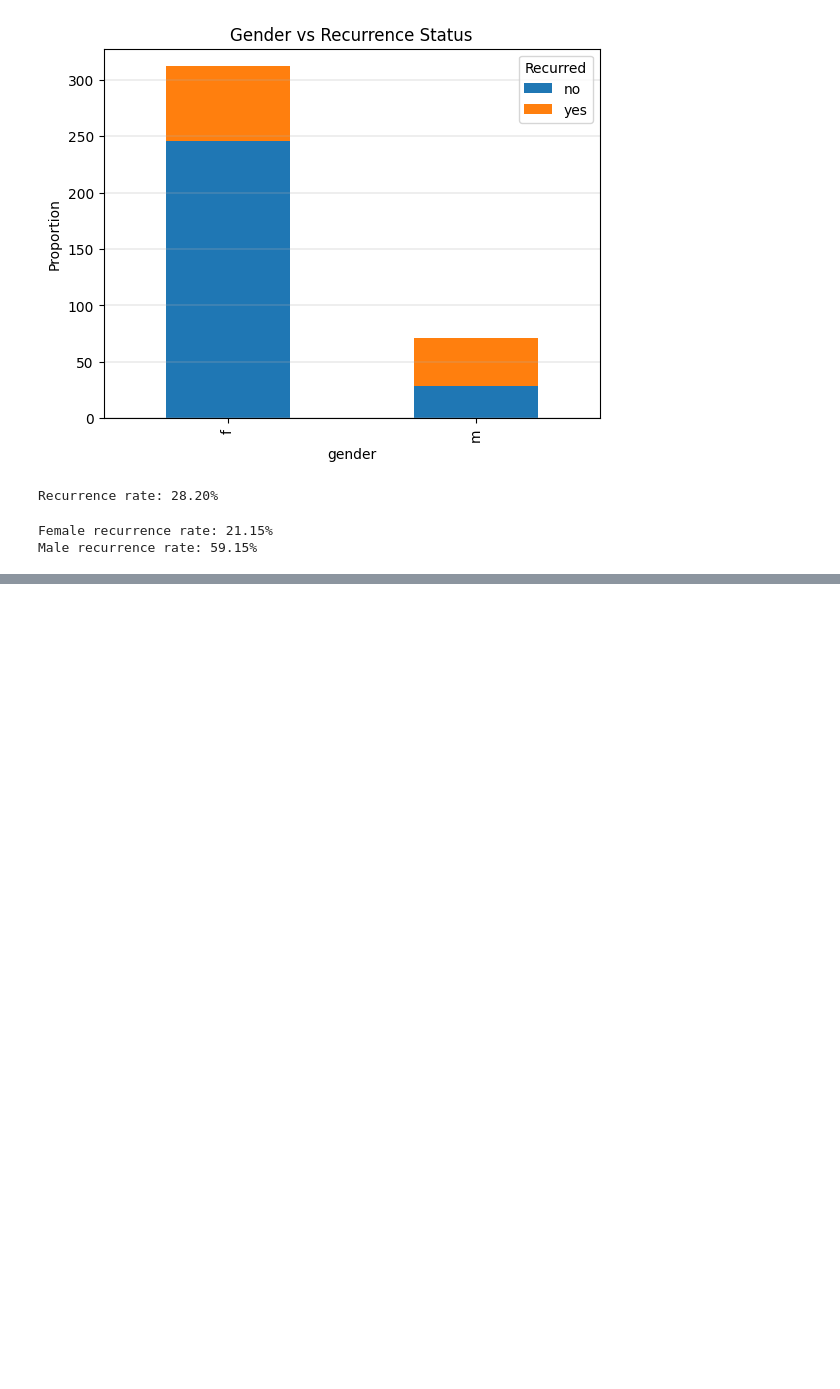
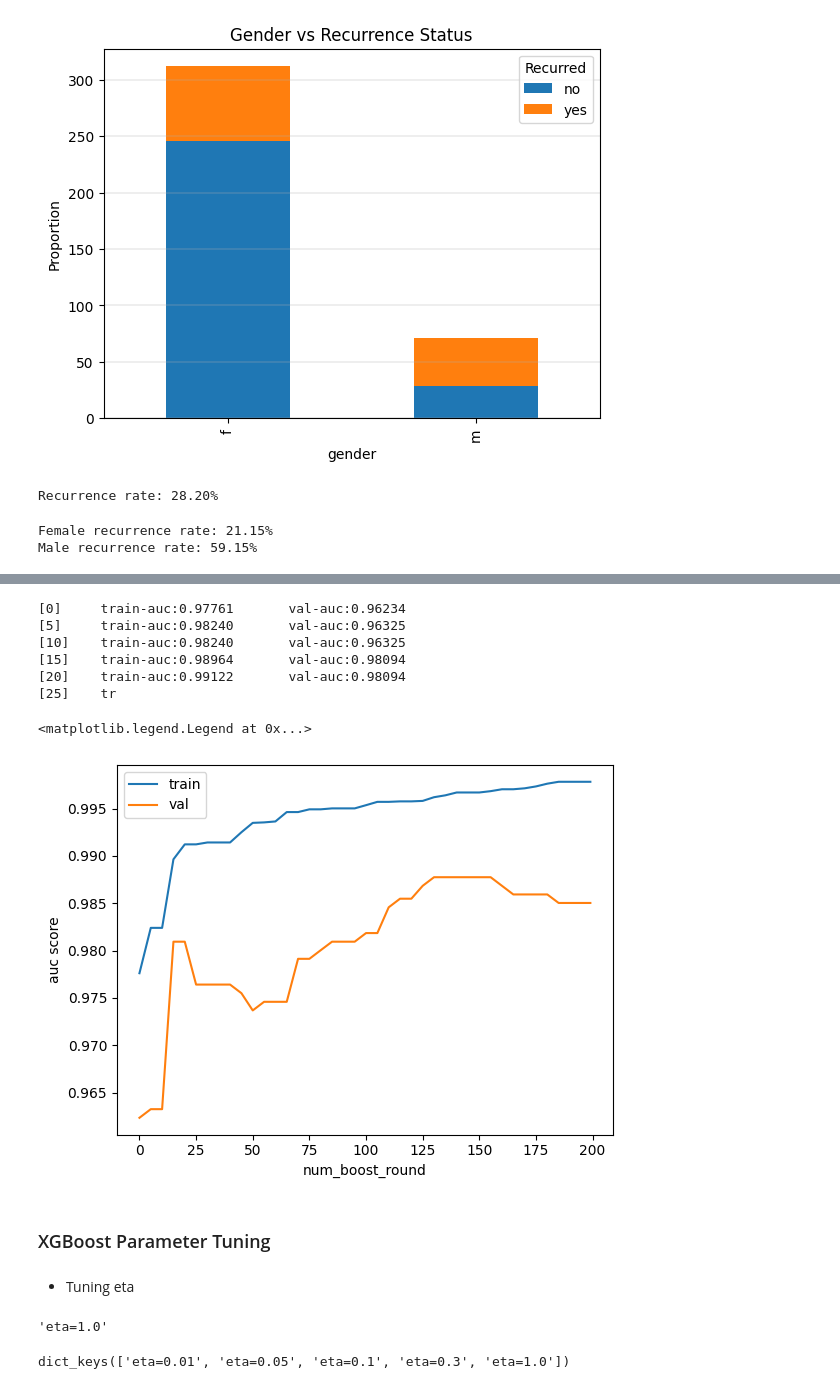
Before and after one commit to malenaduroux/ml-ThyRP, a Jupyter notebook: notebook.ipynb, the cells around one changed output, grey strips where cells are left out. Drawn from its saved outputs; the diff is of its cells as text; code cells hidden in the pictures; blank space fills up the shorter version.

```diff
--- a/notebook.ipynb
+++ b/notebook.ipynb
@@ -219,0 +771,18 @@ Male recurrence rate: 59.15%
+# %%
+def train(df_train, y_train):
+    dicts = df_train[categorical + numerical].to_dict(orient='records')
+
+    dv = DictVectorizer(sparse=False)
+    X_train = dv.fit_transform(dicts)
+
+    model = RandomForestClassifier(n_estimators=n_estimators,
+                            max_depth=max_depth,
+                            min_samples_leaf=min_samples_leaf,
+                            random_state=1)
+    model.fit(X_train, y_train)
+
+    return dv, model
+
+y_full_train = df_full_train.recurred.values
+
+dv, rf = train(df_full_train, y_full_train)
@@ -219,0 +847,42 @@ Male recurrence rate: 59.15%
+# %%
+print(s[:200])
+# %% [output]
+[0]     train-auc:0.97761       val-auc:0.96234
+[5]     train-auc:0.98240       val-auc:0.96325
+[10]    train-auc:0.98240       val-auc:0.96325
+[15]    train-auc:0.98964       val-auc:0.98094
+[20]    train-auc:0.99122       val-auc:0.98094
+[25]    tr
+# %%
+def parse_xgb_output(output):
+    results = []
+
+    for line in output.stdout.strip().split('\n'):
+        it_line, train_line, val_line = line.split('\t')
+
+        it = int(it_line.strip('[]'))
+        train = float(train_line.split(':')[1])
+        val = float(val_line.split(':')[1])
+
+        results.append((it, train, val))
+
+    columns = ['num_iter', 'train_auc', 'val_auc']
+    df_results = pd.DataFrame(results, columns=columns)
+    return df_results
+# %%
+df_score = parse_xgb_output(output)
+
+plt.plot(df_score.num_iter, df_score.train_auc, label='train')
+plt.plot(df_score.num_iter, df_score.val_auc, label='val')
+plt.xlabel('num_boost_round')
+plt.ylabel('auc score')
+plt.legend()
+
+#looks good around 125, then starts overfitting
+# %% [output]
+<matplotlib.legend.Legend at 0x...>
+[figure, added]
+# %% [markdown]
+### XGBoost Parameter Tuning
+# %% [markdown]
+- Tuning eta
@@ -219,0 +910,10 @@ Male recurrence rate: 59.15%
+# %%
+key = 'eta=%s' % (xgb_params['eta'])
+scores[key] = parse_xgb_output(output)
+key
+# %% [output]
+'eta=1.0'
+# %%
+scores.keys()
+# %% [output]
+dict_keys(['eta=0.01', 'eta=0.05', 'eta=0.1', 'eta=0.3', 'eta=1.0'])
```
Also changed, not shown: parts of 104 cells of this notebook, 6 other files.
